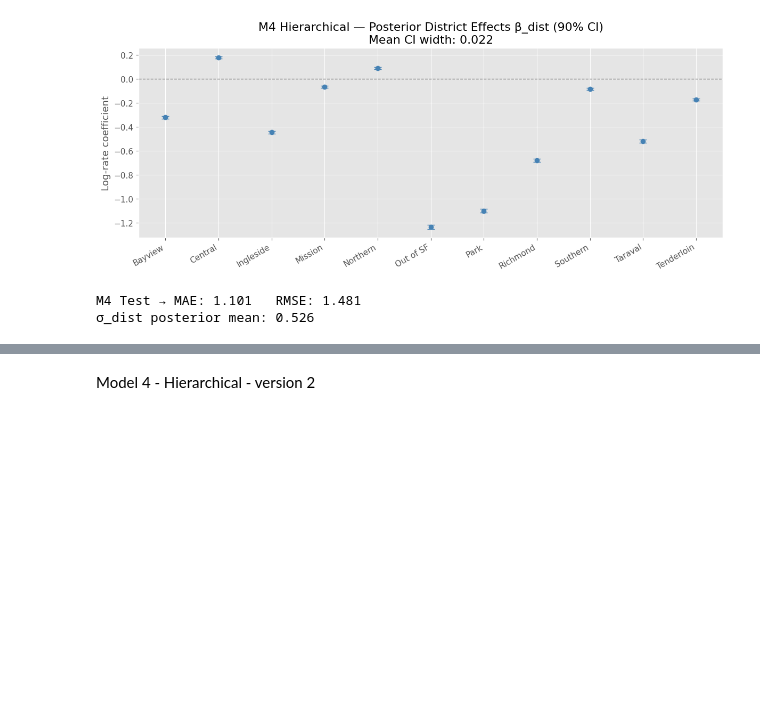
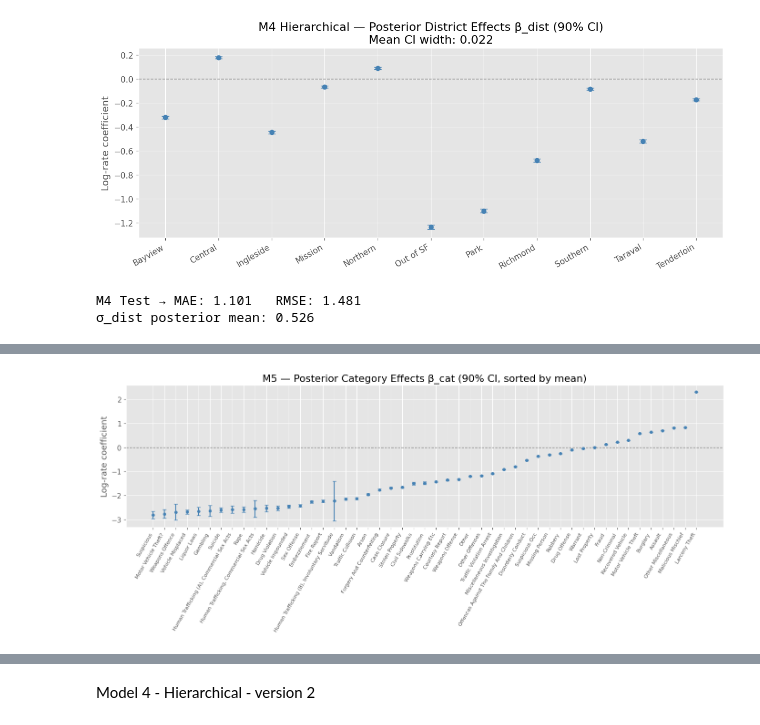
Before and after one commit to bodvarsdottirkristin/model-based, a Jupyter notebook: src/models/models_kb.ipynb, the cells around one changed output, grey strips where cells are left out. Saved outputs shown, nothing was run; the diff lists cells and outputs as text; code cells hidden in the pictures; blank space fills up the shorter version.

Commit message:
ran notebook, trying something out in models_kb which was not nice

```diff
--- a/src/models/models_kb.ipynb
+++ b/src/models/models_kb.ipynb
@@ -797,0 +812,98 @@ M4 Test → MAE: 1.101   RMSE: 1.481
+# %%
+# ── Data prep: aggregate to (hour, dow, district, category) ──────────────────
+categories  = sorted(df['Incident Category'].dropna().unique())
+cat_map     = {c: i for i, c in enumerate(categories)}
+N_CATS      = len(categories)
+
+df_tr5 = df_train.copy()
+df_te5 = df_test.copy()
+
+df_tr5['district_id'] = df_tr5['Police District'].map(district_map)
+df_te5['district_id'] = df_te5['Police District'].map(district_map)
+df_tr5['cat_id']      = df_tr5['Incident Category'].map(cat_map)
+df_te5['cat_id']      = df_te5['Incident Category'].map(cat_map)
+
+df_tr5 = df_tr5.dropna(subset=['district_id', 'cat_id']).copy()
+df_te5 = df_te5.dropna(subset=['district_id', 'cat_id']).copy()
+df_tr5[['district_id', 'cat_id']] = df_tr5[['district_id', 'cat_id']].astype(int)
+df_te5[['district_id', 'cat_id']] = df_te5[['district_id', 'cat_id']].astype(int)
+
+agg_tr5 = (df_tr5.groupby(['hour_of_day', 'day_of_week', 'district_id', 'cat_id'])
+                  .size().reset_index(name='count'))
+agg_te5 = (df_te5.groupby(['hour_of_day', 'day_of_week', 'district_id', 'cat_id'])
+                  .size().reset_index(name='count'))
+
+hour_tr_5   = torch.tensor(agg_tr5['hour_of_day'].values,  dtype=torch.long)
+dow_tr_5    = torch.tensor(agg_tr5['day_of_week'].values,   dtype=torch.long)
+distid_tr_5 = torch.tensor(agg_tr5['district_id'].values,   dtype=torch.long)
+catid_tr_5  = torch.tensor(agg_tr5['cat_id'].values,        dtype=torch.long)
+counts_tr_5 = torch.tensor(agg_tr5['count'].values,         dtype=torch.float32)
+
+hour_te_5   = torch.tensor(agg_te5['hour_of_day'].values,  dtype=torch.long)
+dow_te_5    = torch.tensor(agg_te5['day_of_week'].values,   dtype=torch.long)
+distid_te_5 = torch.tensor(agg_te5['district_id'].values,   dtype=torch.long)
+catid_te_5  = torch.tensor(agg_te5['cat_id'].values,        dtype=torch.long)
+counts_te_5 = torch.tensor(agg_te5['count'].values,         dtype=torch.float32)
+
+print(f"Categories: {N_CATS}  |  Train obs: {len(counts_tr_5):,}  |  Test obs: {len(counts_te_5):,}")
+
+# ── Model ────────────────────────────────────────────────────────────────────
+def model_5(hour_idx, dow_idx, dist_idx, cat_idx, N_D, N_C, counts=None):
+    N_D, N_C = int(N_D), int(N_C)
+    alpha  = pyro.sample("alpha",  dist.Normal(torch.tensor(0.), torch.tensor(2.)))
+    b_hour = pyro.sample("b_hour", dist.Normal(torch.zeros(24), torch.ones(24)).to_event(1))
+    b_dow  = pyro.sample("b_dow",  dist.Normal(torch.zeros(7),  torch.ones(7)).to_event(1))
+    mu_d   = pyro.sample("mu_dist",    dist.Normal(torch.tensor(0.), torch.tensor(1.)))
+    sig_d  = pyro.sample("sigma_dist", dist.HalfNormal(torch.tensor(1.)))
+    b_dist = pyro.sample("b_dist",
+                         dist.Normal(torch.zeros(N_D) + mu_d,
+                                     torch.zeros(N_D) + sig_d).to_event(1))
+    mu_c   = pyro.sample("mu_cat",    dist.Normal(torch.tensor(0.), torch.tensor(1.)))
+    sig_c  = pyro.sample("sigma_cat", dist.HalfNormal(torch.tensor(1.)))
+    b_cat  = pyro.sample("b_cat",
+                         dist.Normal(torch.zeros(N_C) + mu_c,
+                                     torch.zeros(N_C) + sig_c).to_event(1))
+    log_rate = (alpha + b_hour[hour_idx] + b_dow[dow_idx]
+                + b_dist[dist_idx] + b_cat[cat_idx])
+    with pyro.plate("data", len(hour_idx)):
+        pyro.sample("y", dist.Poisson(torch.exp(log_rate)), obs=counts)
+
+print("Model 5 defined.")
+
+# ── Training ─────────────────────────────────────────────────────────────────
+print("Training M5 — Hierarchical + Crime Category...")
+guide_5, losses_5 = run_svi(
+    model_5,
+    (hour_tr_5, dow_tr_5, distid_tr_5, catid_tr_5, N_DISTRICTS, N_CATS, counts_tr_5),
+    n_steps=2000, lr=0.01)
+
+# ── Posterior of category effects ────────────────────────────────────────────
+samp_5 = Predictive(model_5, guide=guide_5, num_samples=1000,
+                    return_sites=['b_cat'])(
+    hour_tr_5, dow_tr_5, distid_tr_5, catid_tr_5, N_DISTRICTS, N_CATS, counts_tr_5)
+
+bc5      = samp_5['b_cat'].squeeze()
+bc5_mean = bc5.mean(0).detach().numpy()
+bc5_lo   = bc5.quantile(0.05, dim=0).detach().numpy()
+bc5_hi   = bc5.quantile(0.95, dim=0).detach().numpy()
+
+order = np.argsort(bc5_mean)
+fig, ax = plt.subplots(figsize=(14, 6))
+ax.errorbar(range(N_CATS), bc5_mean[order],
+            yerr=[bc5_mean[order] - bc5_lo[order], bc5_hi[order] - bc5_mean[order]],
+            fmt='o', capsize=3, color='steelblue', lw=1.5, ms=4)
+ax.axhline(0, color='gray', ls='--', lw=1)
+ax.set_xticks(range(N_CATS))
+ax.set_xticklabels([categories[i] for i in order], rotation=60, ha='right', fontsize=8)
+ax.set_ylabel('Log-rate coefficient')
+ax.set_title('M5 — Posterior Category Effects β_cat (90% CI, sorted by mean)')
+plt.tight_layout(); plt.show()
+
+# ── Test metrics ─────────────────────────────────────────────────────────────
+y_pred_te_5 = Predictive(model_5, guide=guide_5, num_samples=100,
+    return_sites=['y'])(
+    hour_te_5, dow_te_5, distid_te_5, catid_te_5, N_DISTRICTS, N_CATS
+)['y'].float().mean(0).detach().numpy()
+mae5, rmse5 = metrics(counts_te_5.numpy(), y_pred_te_5)
+print(f"M5 Test → MAE: {mae5:.3f}   RMSE: {rmse5:.3f}")
+# %% [output]
@@ -797,0 +917 @@ M4 Test → MAE: 1.101   RMSE: 1.481
+[figure, added]
```
Also changed, not shown: parts of 4 cells of this notebook, 1 other file.
